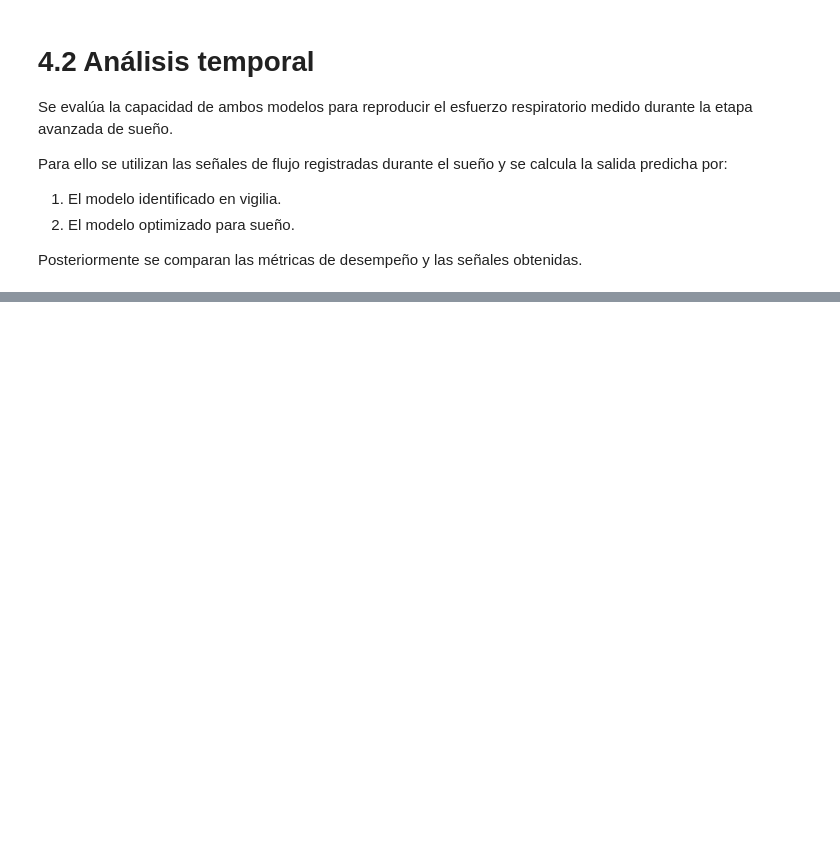
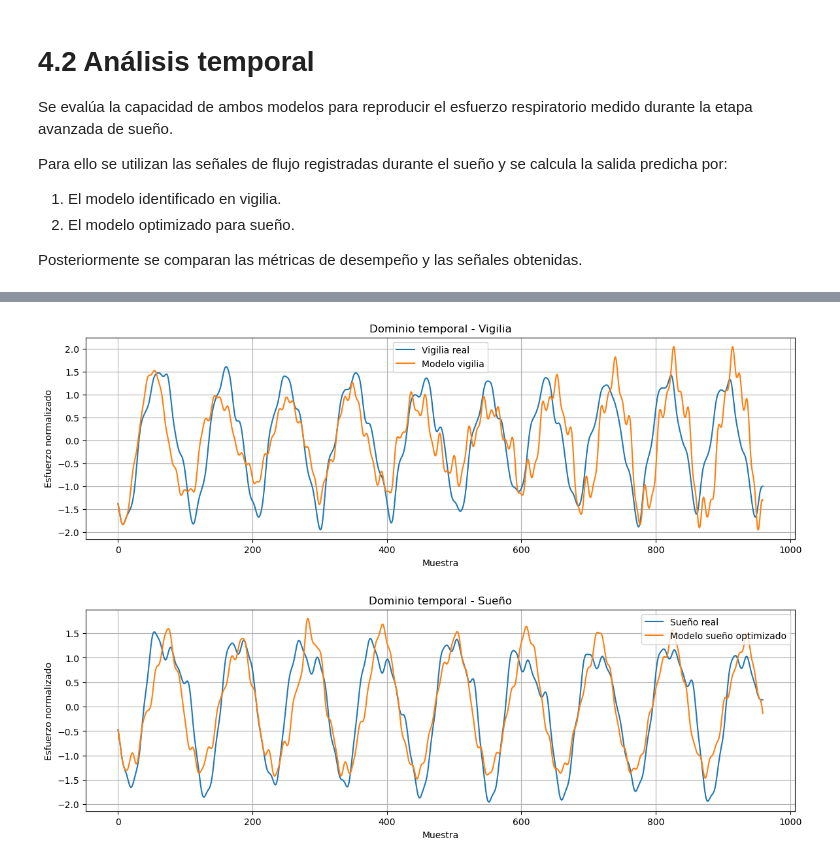
Before and after one commit to loaiza10/Proyecto_Modelos, a Jupyter notebook: Codigo.ipynb, the cells around one changed output, grey strips where cells are left out. Saved outputs shown, nothing was run; the diff lists cells and outputs as text; code cells hidden in the pictures; blank space fills up the shorter version.

```diff
--- a/Codigo.ipynb
+++ b/Codigo.ipynb
@@ -1027 +1005,52 @@ plt.show()
+# %%
+# ==========================================================
+# RESPUESTA TEMPORAL: VIGILIA vs SUEÑO
+# ==========================================================
+
+# Predicción en vigilia (modelo base)
+y_vigilia_sim = simular_modelo(
+    u1_n,
+    y1_n,
+    theta_base,
+    modelo_final["na"],
+    modelo_final["nb"],
+    modelo_final["nk"],
+)
+
+# Predicción en sueño (modelo optimizado)
+y_sueno_sim = simular_modelo(
+    u2_n,
+    y2_n,
+    theta_sueno,
+    modelo_final["na"],
+    modelo_final["nb"],
+    modelo_final["nk"],
+)
+
+# ==========================================================
+# GRÁFICAS TEMPORALES
+# ==========================================================
+
+plt.figure(figsize=(14,4))
+plt.plot(y1_n, label="Vigilia real")
+plt.plot(y_vigilia_sim, label="Modelo vigilia")
+plt.title("Dominio temporal - Vigilia")
+plt.xlabel("Muestra")
+plt.ylabel("Esfuerzo normalizado")
+plt.grid()
+plt.legend()
+plt.show()
+
+plt.figure(figsize=(14,4))
+plt.plot(y2_n, label="Sueño real")
+plt.plot(y_sueno_sim, label="Modelo sueño optimizado")
+plt.title("Dominio temporal - Sueño")
+plt.xlabel("Muestra")
+plt.ylabel("Esfuerzo normalizado")
+plt.grid()
+plt.legend()
+plt.show()
+# %% [output]
+[figure, added]
+[figure, added]
 # %% [markdown]
```
Also changed, not shown: parts of 24 cells of this notebook.
